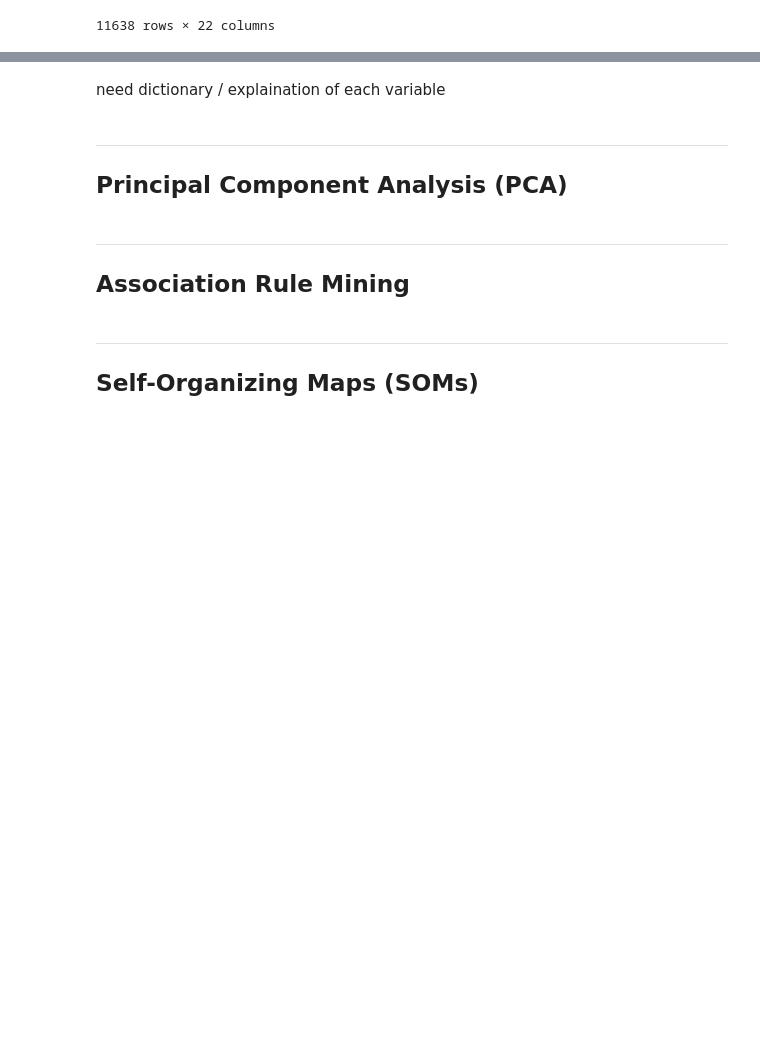
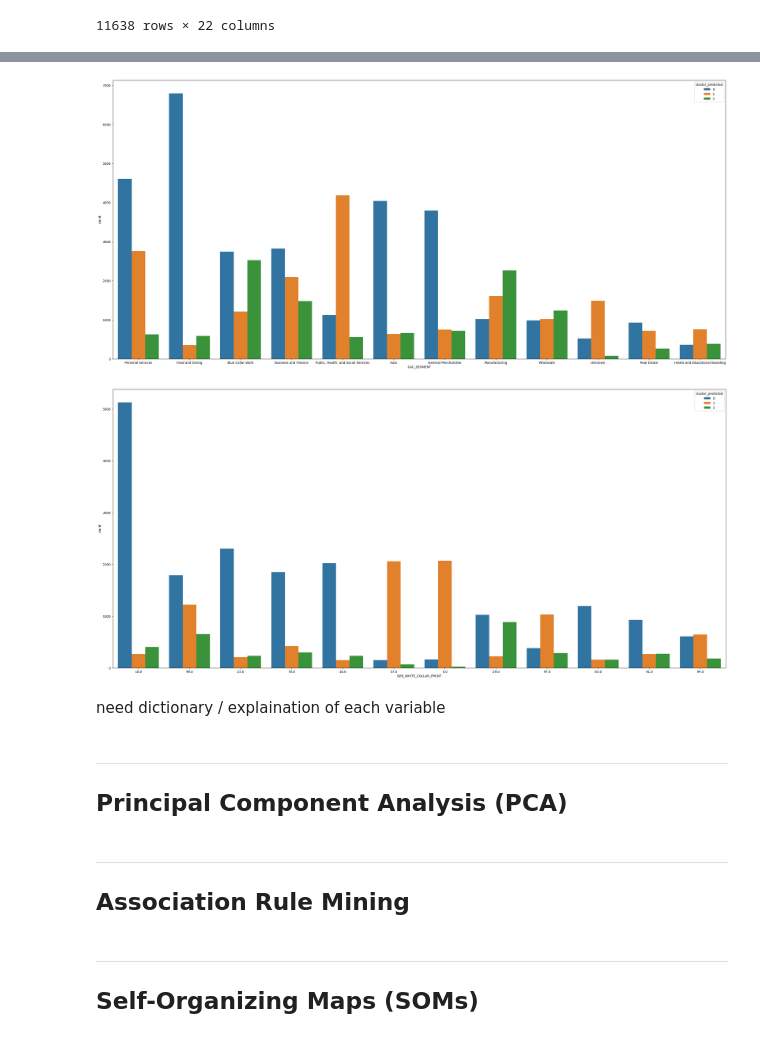
Before and after one commit to ritou344/Data-Project, a Jupyter notebook: TEST_Unsupervised Modelling.ipynb, the cells around one changed output, grey strips where cells are left out. Saved outputs shown, nothing was run; the diff lists cells and outputs as text; code cells hidden in the pictures; blank space fills up the shorter version.

```diff
--- a/TEST_Unsupervised Modelling.ipynb
+++ b/TEST_Unsupervised Modelling.ipynb
@@ -310,7 +308,6 @@ cluster_2
 | 59871 | IL | D | NaN | NaN | NaN | ... |
 11638 rows × 22 columns
 # %%
-# last 2 variables'graph need to be fixed later
 variable_list = ["B2B_ADDR_STATE", "B2B_EMPLOYEE_SIZE",
 "B2B_BUSINESS_STATUS_CODE",
 "B2B_OFFICE_SIZE",
@@ -328,9 +325,7 @@ variable_list = ["B2B_ADDR_STATE", "B2B_EMPLOYEE_SIZE",
 "B2B_TELECOMMUNICATIONS_CODE",
 "B2B_UTILITY_CODE",
 "B2B_COMPUTER_EXPENSE_CODE",
-"B2B_PURCHASE_PRINT_EXPENSE_CODE",
-"CAC_SEGMENT",
-"B2B_WHITE_COLLAR_PRCNT"]
+"B2B_PURCHASE_PRINT_EXPENSE_CODE"]
 for variable in variable_list:
     plt.subplots(figsize = (15,5))
     sns.countplot(x=combinedDf[variable],order=combinedDf[variable].value_counts().index,hue=combinedDf['cluster_predicted'])
@@ -352,3 +347,12 @@ for variable in variable_list:
+# %%
+variable_list = ["CAC_SEGMENT","B2B_WHITE_COLLAR_PRCNT"]
+for variable in variable_list:
+    plt.subplots(figsize = [35,16])
+    sns.countplot(x=combinedDf[variable],order=combinedDf[variable].value_counts().index[:12],hue=combinedDf['cluster_predicted'])
+    plt.show()
+# %% [output]
+[figure, added]
+[figure, added]
 # %% [markdown]
 need dictionary / explaination of each variable
 # %% [markdown]
```
Also changed, not shown: parts of 8 cells of this notebook.
